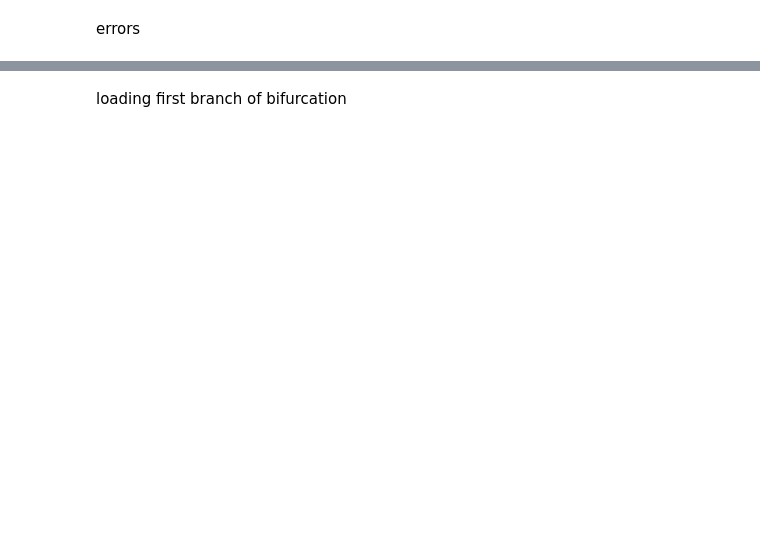
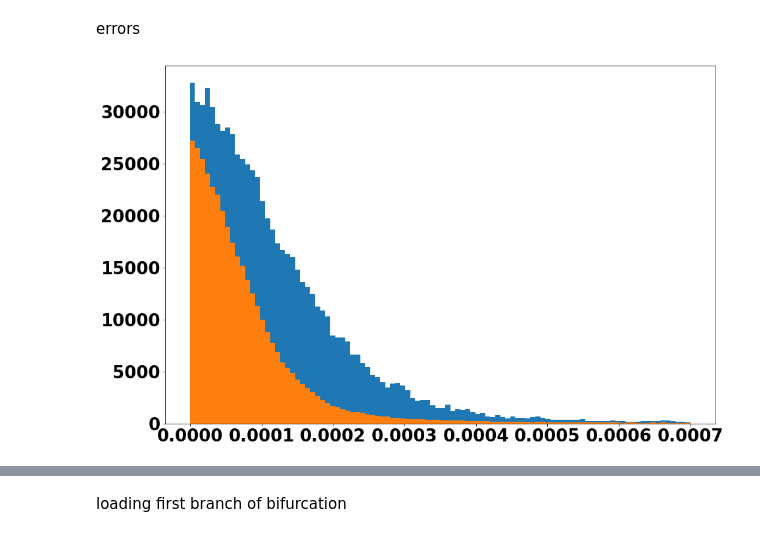
Before and after one commit to abbasloo/dnnAutoEm, a Jupyter notebook: carCrash4partsLSTM.ipynb, the cells around one changed output, grey strips where cells are left out. Cells and saved outputs as stored; diff of their text form; code cells hidden in the pictures; blank space fills up the shorter version.

```diff
--- a/carCrash4partsLSTM.ipynb
+++ b/carCrash4partsLSTM.ipynb
@@ -244,8 +279,10 @@ errors
 # %%
 fig = plt.figure(figsize=(15, 10))
 ax = fig.add_subplot(111)
-_,_,_ = ax.hist(np.abs(yhat[0] - seq_in).reshape(seq_in.shape[0]*seq_in.shape[1]*seq_in.shape[2]), bins=100, range=[0.0,0.0005])
-_,_,_ = ax.hist(np.abs(yhat[1] - seq_in[:, l:, :]).reshape(seq_in.shape[0]*(seq_in.shape[1]-l)*seq_in.shape[2]), bins=100, range=[0.0,0.0005])
+_,_,_ = ax.hist(np.abs(yhat[0] - seq_in).reshape(seq_in.shape[0]*seq_in.shape[1]*seq_in.shape[2]), bins=100, range=[0.0,0.0007])
+_,_,_ = ax.hist(np.abs(yhat[1] - seq_in[:, l:, :]).reshape(seq_in.shape[0]*(seq_in.shape[1]-l)*seq_in.shape[2]), bins=100, range=[0.0,0.0007])
+# %% [output]
+[figure, added]
 # %%
 # demonstrate prediction
 yhat = model.predict(seq_test, verbose=0)
```
Also changed, not shown: parts of 19 cells of this notebook.
